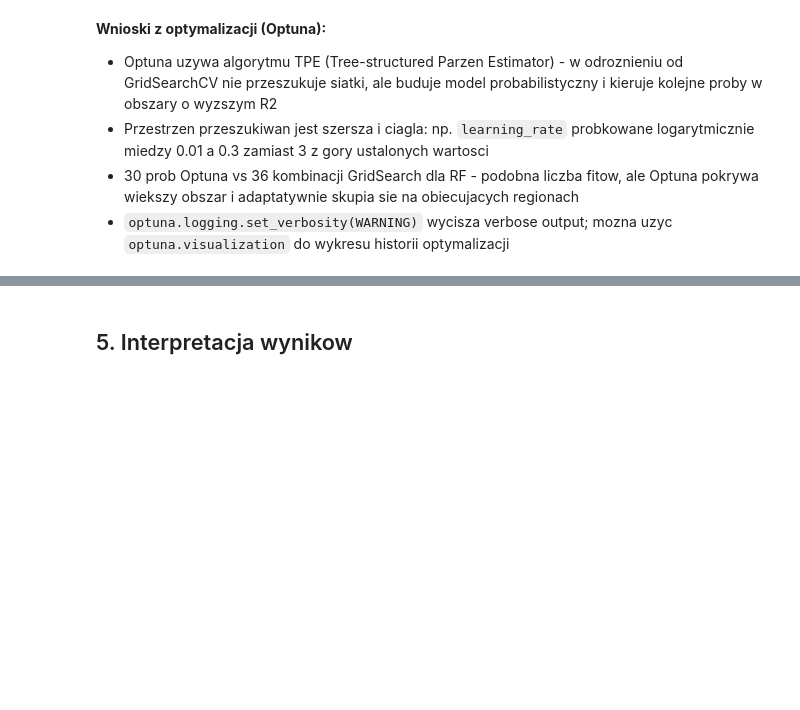
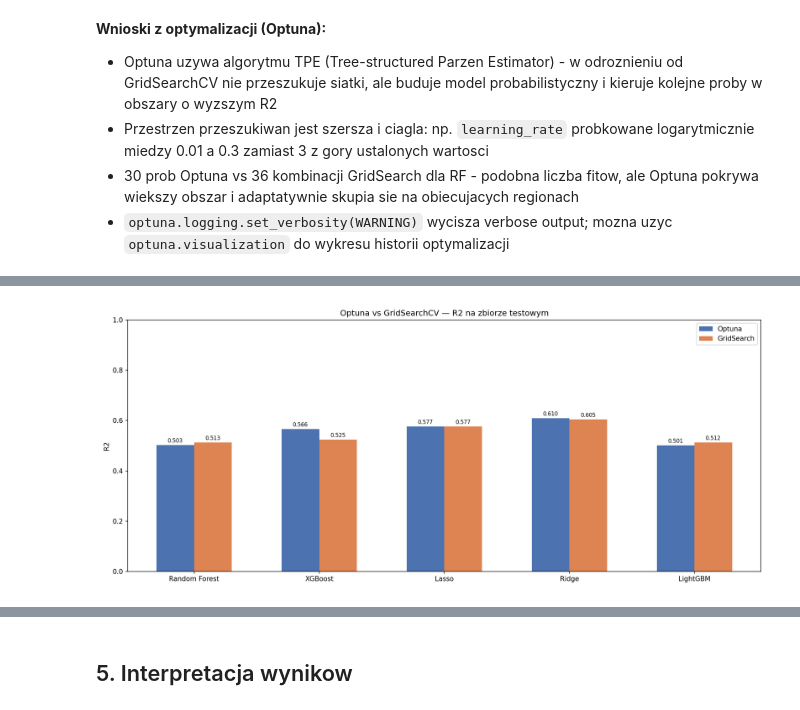
Before and after one commit to Mati0106/pg_2026, a Jupyter notebook: users/apapas/notebook.ipynb, the cells around one changed output, grey strips where cells are left out. Saved outputs shown, nothing was run; the diff lists cells and outputs as text; code cells hidden in the pictures; blank space fills up the shorter version.

```diff
--- a/users/apapas/notebook.ipynb
+++ b/users/apapas/notebook.ipynb
@@ -93,0 +207,4 @@ plt.show()
+# %%
+display(Image("wyniki/gridsearch_vs_optuna.png"))
+# %% [output]
+[figure, added]
```
Also changed, not shown: parts of 16 cells of this notebook, 14 other files.
